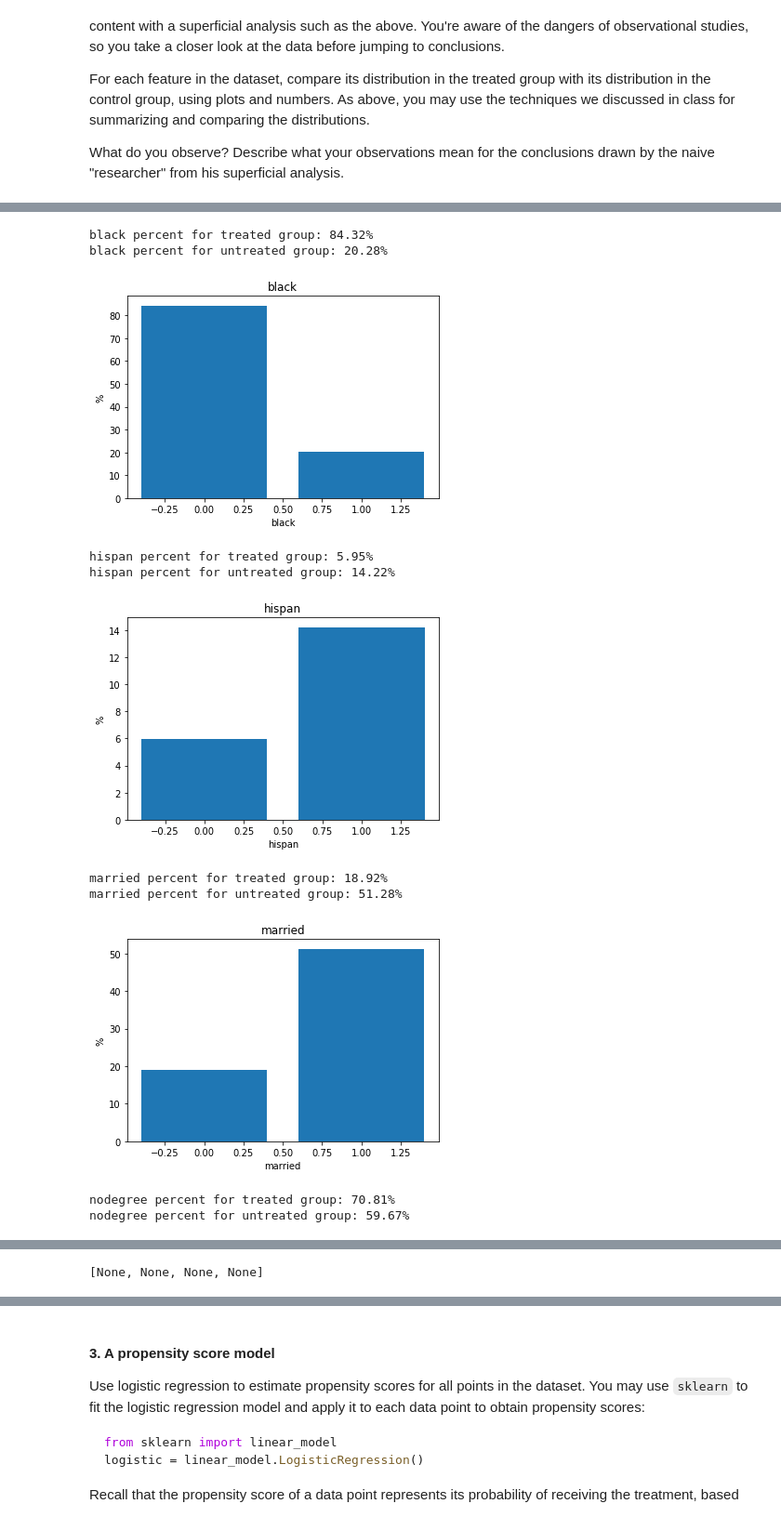
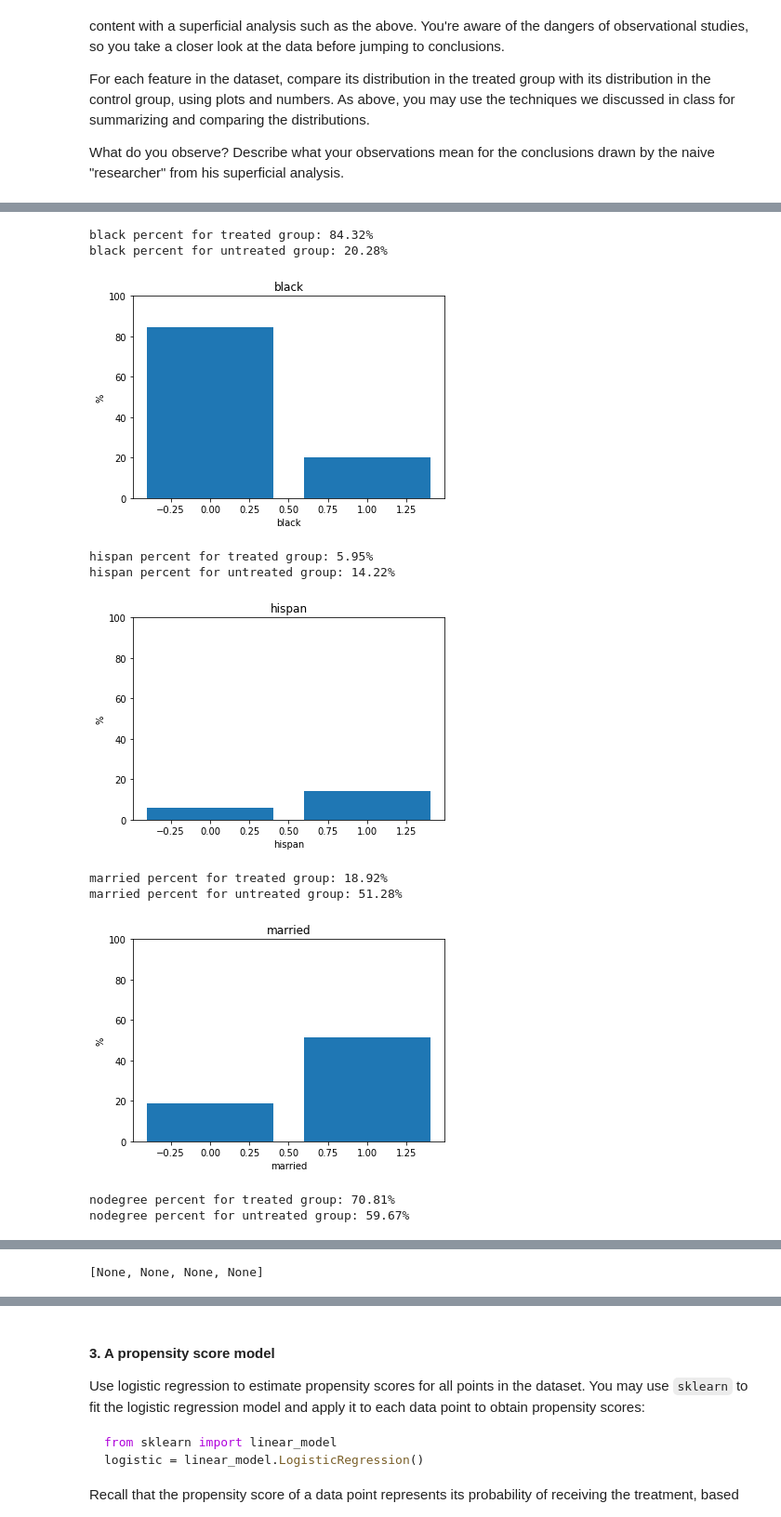
Before and after one commit to csbenz/ada, a Jupyter notebook: 04 - Applied ML/hw4.ipynb, the cells around one changed output, grey strips where cells are left out. Shown at 93% size. Saved outputs shown, nothing was run; the diff lists cells and outputs as text; code cells hidden in the pictures.

```diff
--- a/04 - Applied ML/hw4.ipynb
+++ b/04 - Applied ML/hw4.ipynb
@@ -148,31 +152,39 @@ untreated_group.describe()
 # %%
 def percentage_comparison(feature):
     treated_percent = 100 * np.sum(treated_group[feature]) / treated_group[feature].size
     untreated_percent = 100 * np.sum(untreated_group[feature]) / untreated_group[feature].size
     print('{} percent for treated group: {:0.2f}%'.format(feature, treated_percent))
     print('{} percent for untreated group: {:0.2f}%'.format(feature, untreated_percent))
     print()
+
+    x = [u'True', u'False']
+    y = [treated_percent, untreated_percent]
+    fig, ax = plt.subplots()
     plt.bar([0,1], [treated_percent, untreated_percent])
     plt.title(feature)
     plt.xlabel(feature)
     plt.ylabel('%')
+
+    ax.set_ylim([0,100])
+
     plt.show()
-    # TODO y axis 100%
 
 features_to_compare = ['black', 'hispan', 'married', 'nodegree']
 [percentage_comparison(f) for f in features_to_compare]
 
 # TODO plot values above in small bar charts with yaxis 100% to compare visually
+# TODO plot in subplots side by side, nicer
+# Display bar value in each bar
 # TODO plot age distribution, plot years of education, display income before exp
 # %% [output]
 black percent for treated group: 84.32%
 black percent for untreated group: 20.28%
-[figure, old version]
+[figure, new version]
 hispan percent for treated group: 5.95%
 hispan percent for untreated group: 14.22%
-[figure, old version]
+[figure, new version]
 married percent for treated group: 18.92%
 married percent for untreated group: 51.28%
-[figure, old version]
+[figure, new version]
 nodegree percent for treated group: 70.81%
 nodegree percent for untreated group: 59.67%
```
Also changed, not shown: parts of 8 cells of this notebook.
